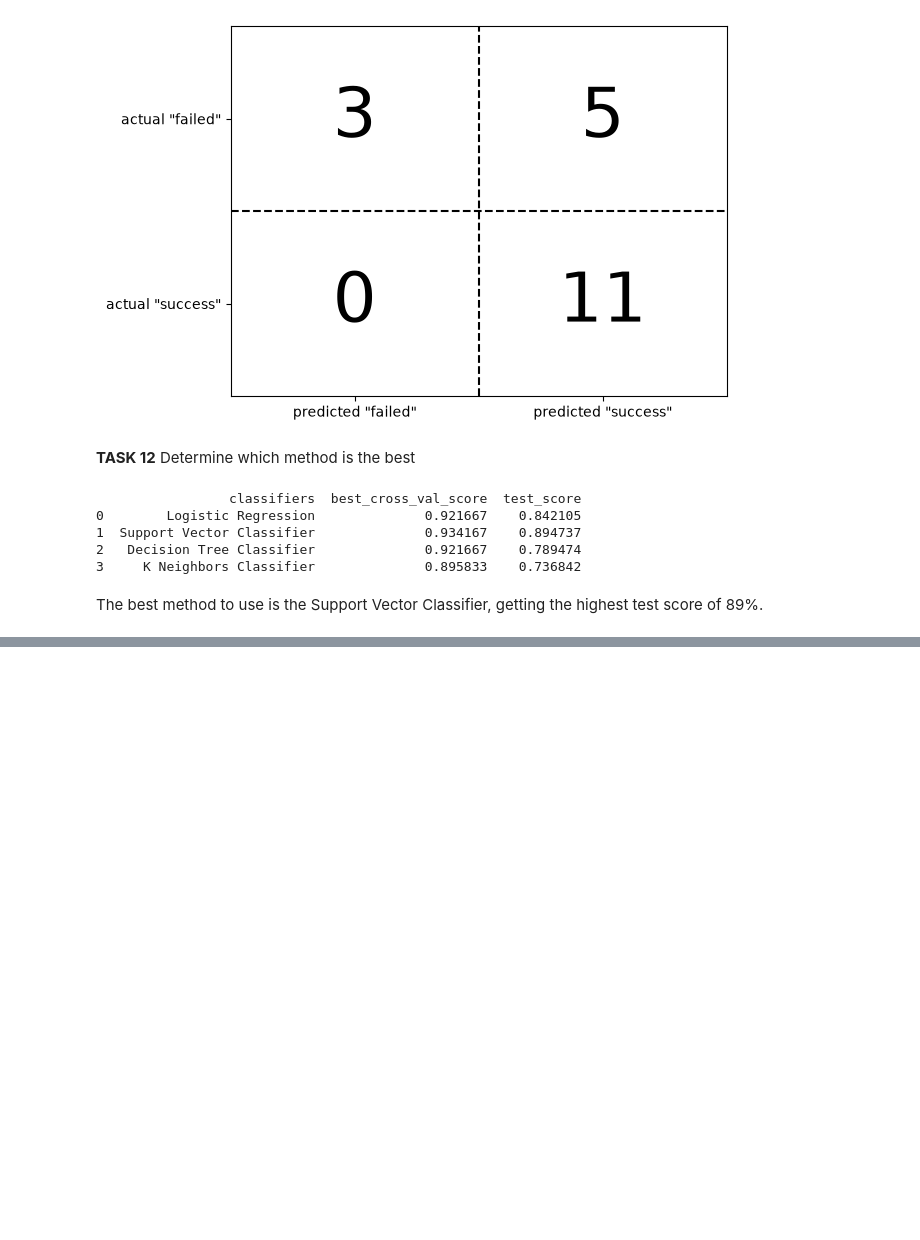
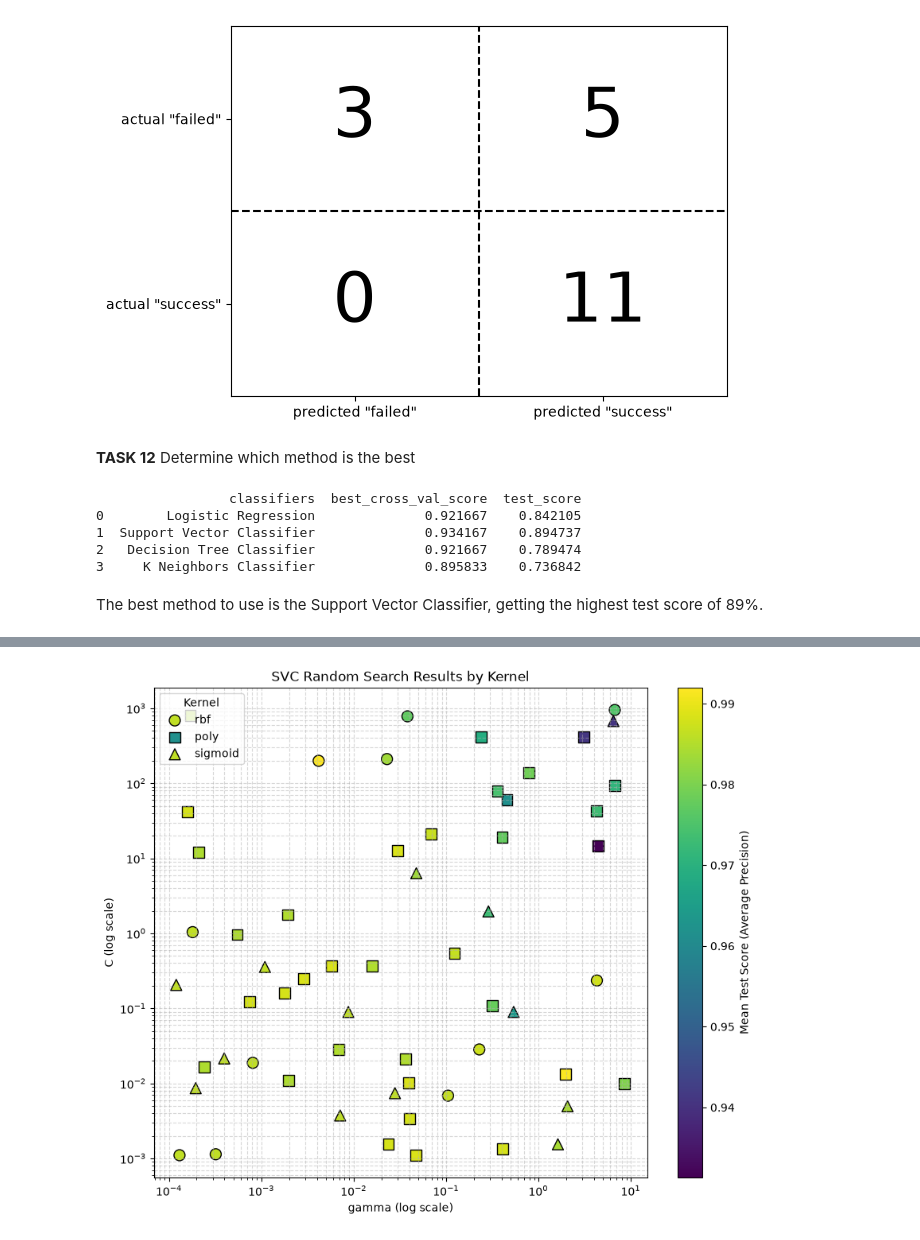
Before and after one commit to svd-jelo/SpaceY-Falcon-9-Project, a Jupyter notebook: notebooks/3.2-cjra-modelling.ipynb, the cells around one changed output, grey strips where cells are left out. Saved outputs shown, nothing was run; the diff lists cells and outputs as text; code cells hidden in the pictures; blank space fills up the shorter version.

```diff
--- a/notebooks/3.2-cjra-modelling.ipynb
+++ b/notebooks/3.2-cjra-modelling.ipynb
@@ -300,0 +667,64 @@ The best method to use is the Support Vector Classifier, getting the highest tes
+# %%
+# Load cv_results_ into DataFrame
+svc_cv_results = pd.DataFrame(svc_model.cv_results_)
+
+fig, ax = plt.subplots(figsize=(10, 8))
+
+def plot_svc_results_nonlinear(svc_cv_results: pd.DataFrame, ax=None):
+    if not ax:
+        ax = plt.gca()
+    # Define markers for each kernel type
+    kernel_markers = {
+        'rbf': 'o',      # Circle
+        'poly': 's',     # Square
+        'sigmoid': '^',  # Triangle
+    }
+
+    # Determine global min/max scores so colorbar scale stays consistent
+    vmin = svc_cv_results['mean_test_score'].min()
+    vmax = svc_cv_results['mean_test_score'].max()
+
+    sc = None
+    for kernel_name, marker in kernel_markers.items():
+        subset = svc_cv_results[svc_cv_results['param_classifier__kernel'] == kernel_name].copy()
+        if subset.empty:
+            continue
+
+        # Extract coordinates; fill NaN for linear kernel gamma with a placeholder if needed
+        c_vals = subset['param_classifier__C'].astype(float)
+        gamma_vals = subset['param_classifier__gamma'].astype(float)
+        scores = subset['mean_test_score']
+
+        sc = ax.scatter(
+            gamma_vals,
+            c_vals,
+            c=scores,
+            cmap='viridis',
+            marker=marker,
+            s=100,
+            edgecolors='k',
+            vmin=vmin,
+            vmax=vmax,
+            label=kernel_name
+        )
+
+    ax.set_xscale('log')
+    ax.set_yscale('log')
+    ax.set_xlabel('gamma (log scale)')
+    ax.set_ylabel('C (log scale)')
+    ax.set_title('SVC Random Search Results by Kernel')
+
+    # Add legend for kernel markers
+    ax.legend(title="Kernel", loc="upper left")
+
+    # Add colorbar for mean test scores
+    if sc is not None:
+        cbar = plt.colorbar(sc, ax=ax)
+        cbar.set_label('Mean Test Score (Average Precision)')
+
+    plt.grid(True, which="both", ls="--", alpha=0.5)
+    plt.show()
+
+plot_svc_results_nonlinear(svc_cv_results, ax=ax)
+# %% [output]
+[figure, added]
```
Also changed, not shown: parts of 52 cells of this notebook.
